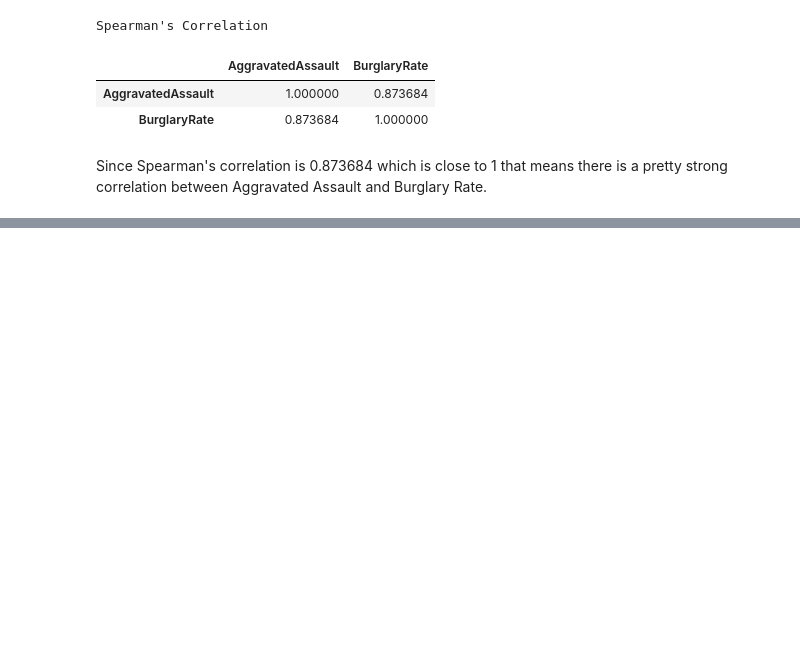
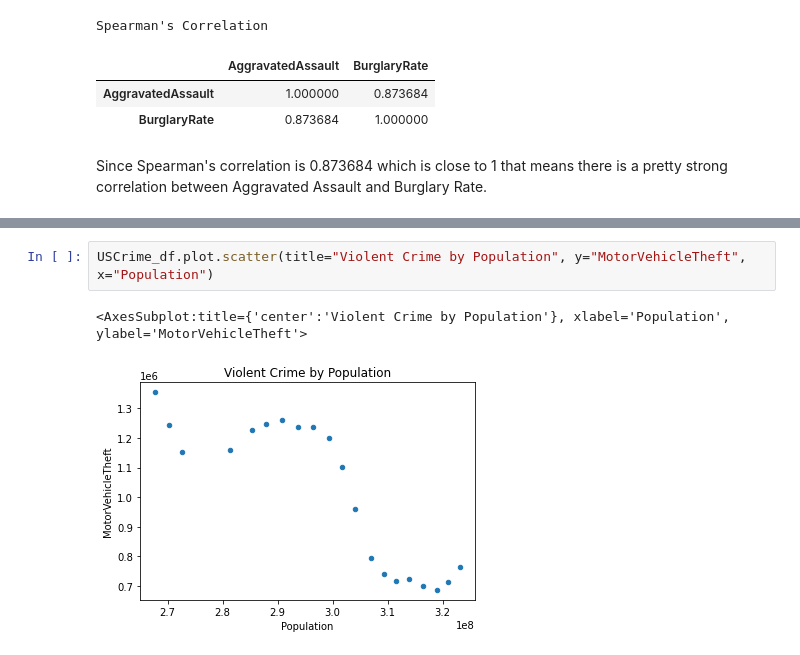
Before and after one commit to lorenzog1/CS105-FinalProject, a Jupyter notebook: Crime In US Project/CS_105_Final.ipynb, the cells around one changed output, grey strips where cells are left out. Drawn from its saved outputs; the diff is of its cells as text; blank space fills up the shorter version.

```diff
--- a/Crime In US Project/CS_105_Final.ipynb
+++ b/Crime In US Project/CS_105_Final.ipynb
@@ -314,0 +324,5 @@ Since Spearman's correlation is 0.873684 which is close to 1 that means there is
+# %%
+USCrime_df.plot.scatter(title="Violent Crime by Population", y="MotorVehicleTheft", x="Population")
+# %% [output]
+<AxesSubplot:title={'center':'Violent Crime by Population'}, xlabel='Population', ylabel='MotorVehicleTheft'>
+[figure, added]
```
Also changed, not shown: parts of 5 cells of this notebook.
